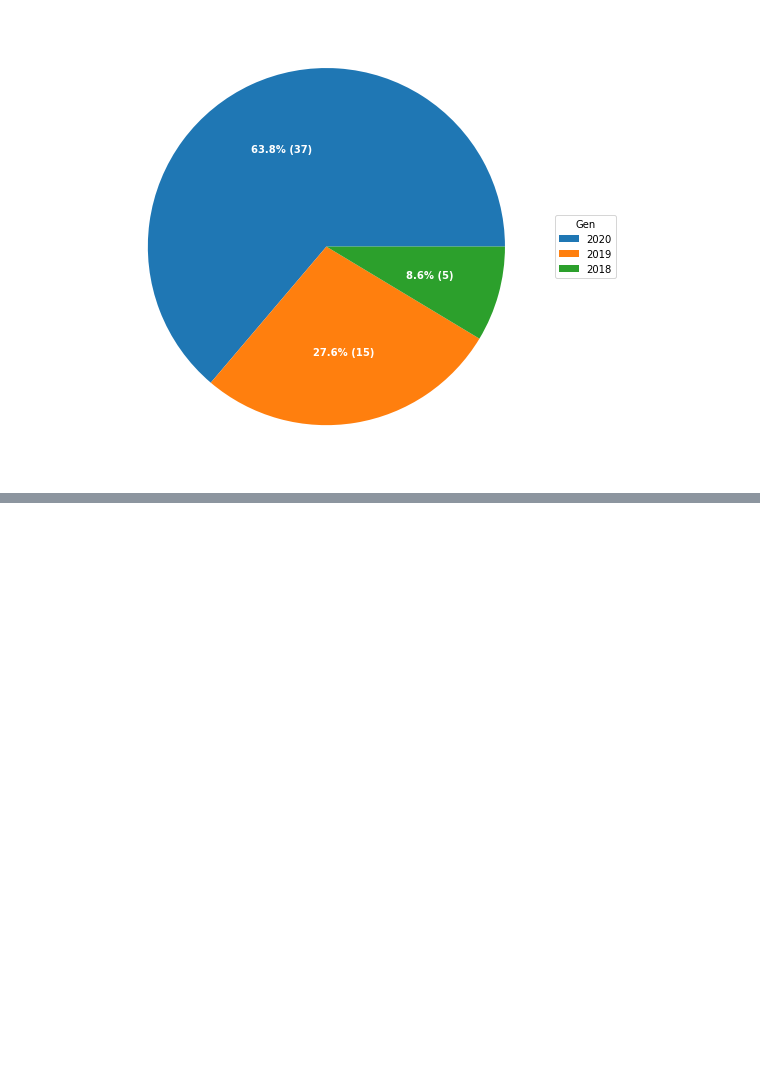
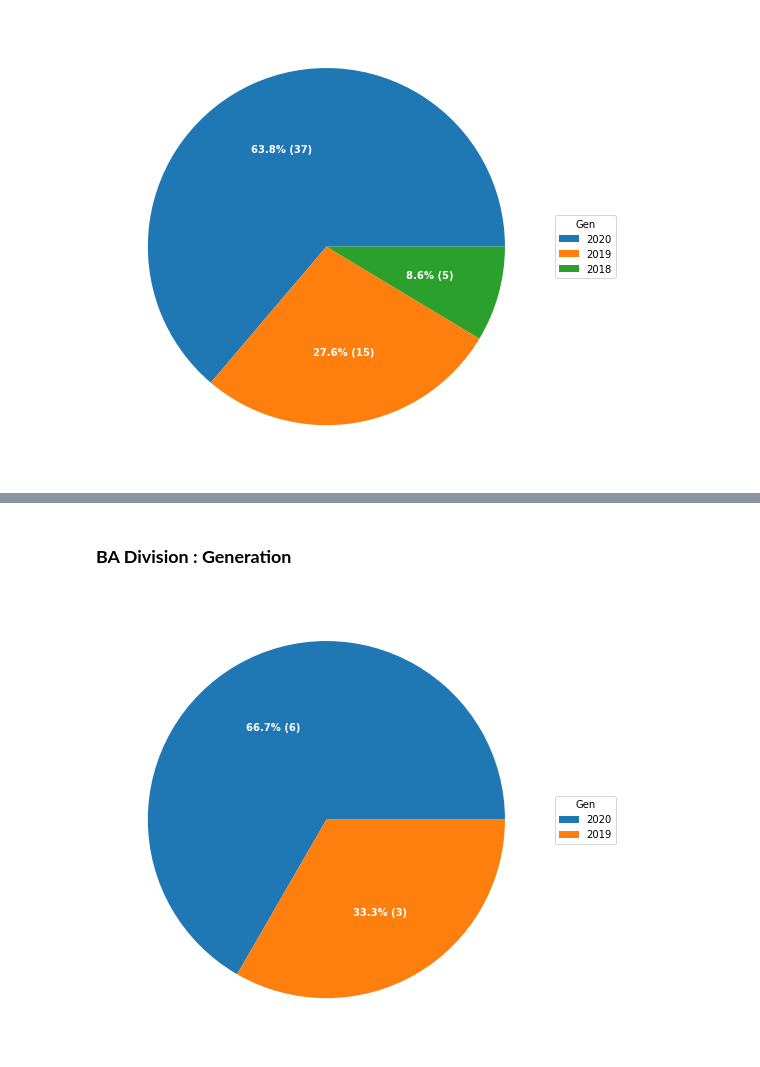
Before and after one commit to ShinyQ/Python-Data_Mining-Proclub-Teknofest-2020, a Jupyter notebook: Proclub_Teknofest_2020_Report.ipynb, the cells around one changed output, grey strips where cells are left out. Cells and saved outputs as stored; diff of their text form; code cells hidden in the pictures; blank space fills up the shorter version.

```diff
--- a/Proclub_Teknofest_2020_Report.ipynb
+++ b/Proclub_Teknofest_2020_Report.ipynb
@@ -92,0 +98,5 @@ count_angkatan_se = [
+# %%
+count_angkatan_ba = [
+                     len(BA.loc[(BA['angkatan'] == 2020)]),
+                     len(BA.loc[(BA['angkatan'] == 2019)])
+                    ]
@@ -144,0 +187,7 @@ show_pie(label, count_angkatan_se, "Gen")
+# %% [markdown]
+### **BA Division : Generation**
+# %%
+label = ['2020', '2019']
+show_pie(label, count_angkatan_ba, "Gen")
+# %% [output]
+[figure, added]
```
Also changed, not shown: parts of 17 cells of this notebook.
